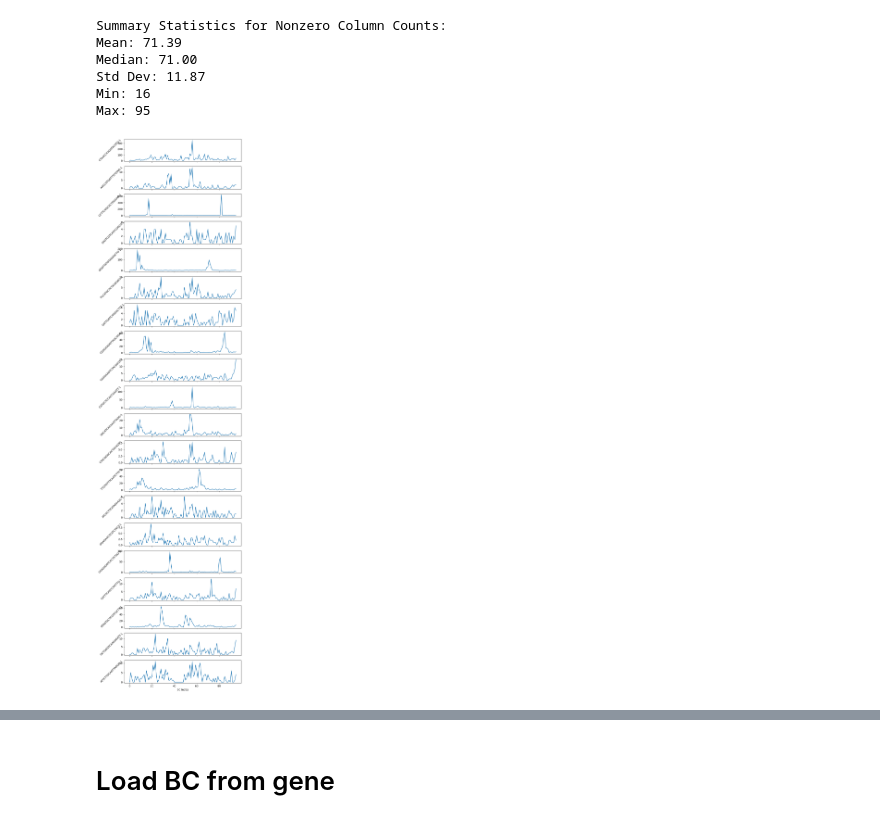
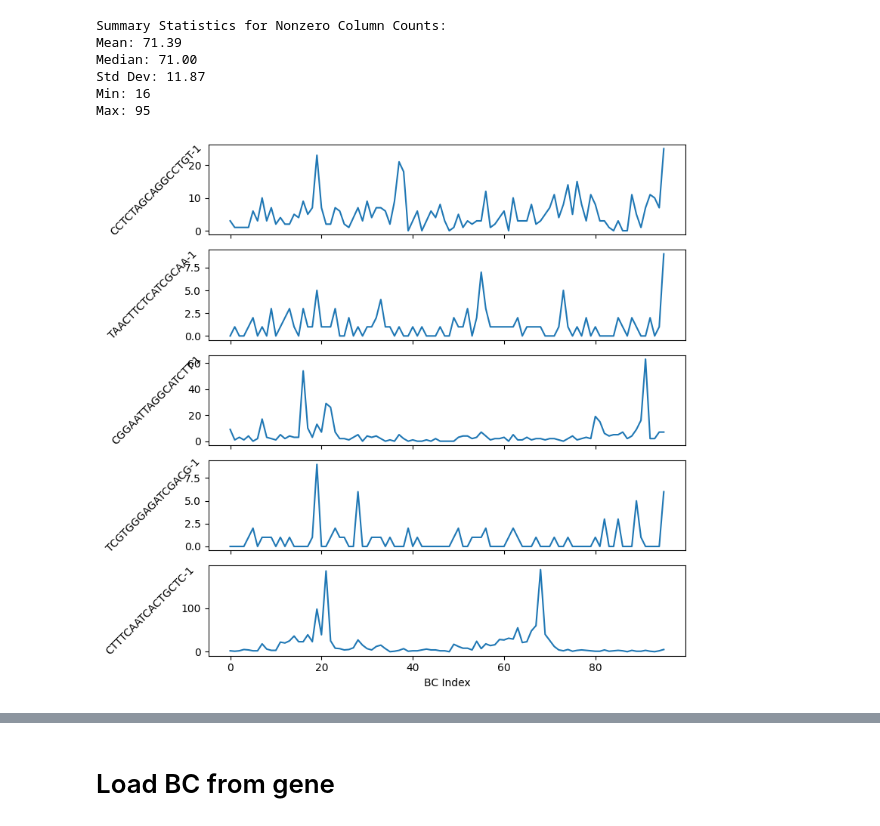
Before and after one commit to YifanZ94/Bio_CRC, a Jupyter notebook: Data processing/Lee experiments/E2/E2S.ipynb, the cells around one changed output, grey strips where cells are left out. Saved outputs shown, nothing was run; the diff lists cells and outputs as text; code cells hidden in the pictures.

```diff
--- a/Data processing/Lee experiments/E2/E2S.ipynb
+++ b/Data processing/Lee experiments/E2/E2S.ipynb
@@ -198,27 +198,27 @@ prot_DF_filtered.to_csv('raw_BCs.csv')
 # %%
 import matplotlib.pyplot as plt
 
-k = 20  # number of rows to sample
+k = 5 # number of rows to sample
 sampled = prot_DF_filtered.sample(n=k, replace=False)
 
 fig, axes = plt.subplots(
     nrows=k,
     ncols=1,
     figsize=(8, 1.5 * k),  # reduced height per subplot
     sharex=True
 )
 
 # If k == 1, axes is not a list
 if k == 1:
     axes = [axes]
 
 for ax, (idx, row) in zip(axes, sampled.iterrows()):
     ax.plot(row.values)
     ax.set_ylabel(str(idx), rotation=45, labelpad=30, va="center")
 
 axes[-1].set_xlabel("BC Index")
 plt.tight_layout()
 plt.savefig('BC.png')
 plt.show()
 # %% [output]
-[figure, old version]
+[figure, new version]
```
Also changed, not shown: parts of 17 cells of this notebook, 3 other files.
